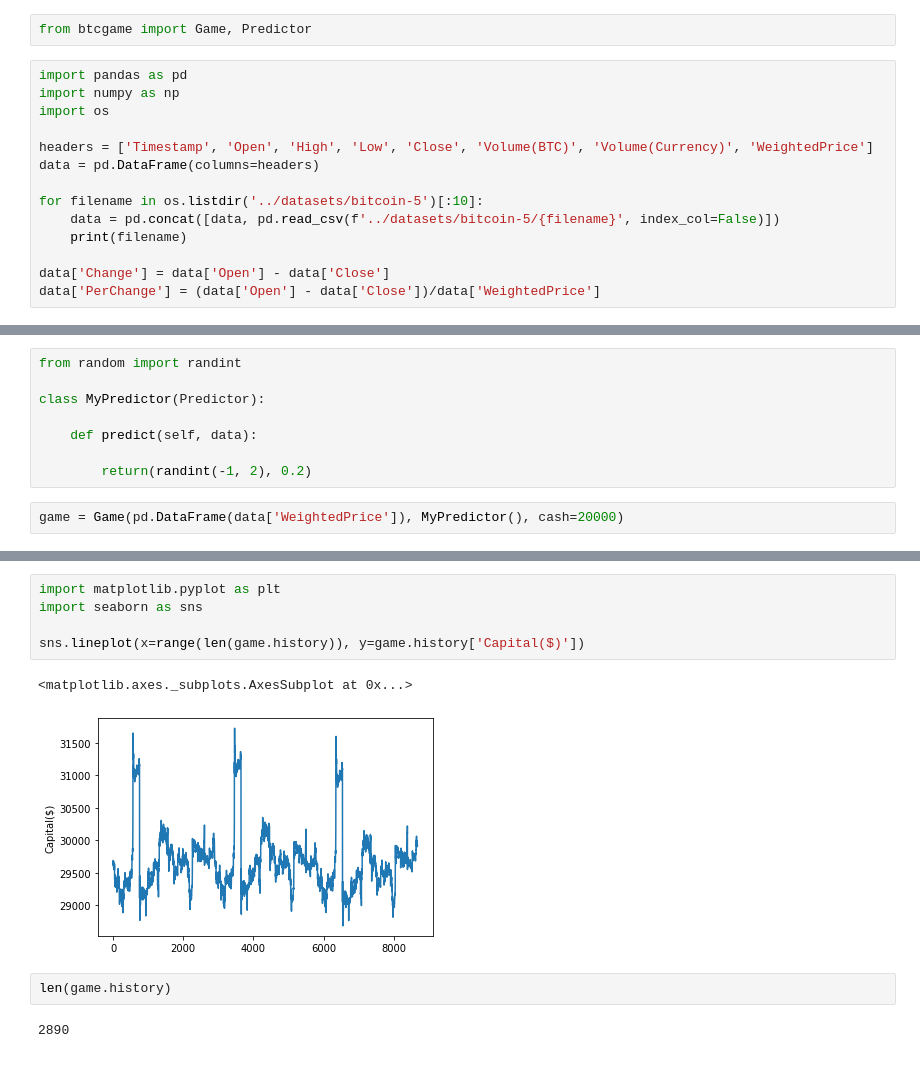
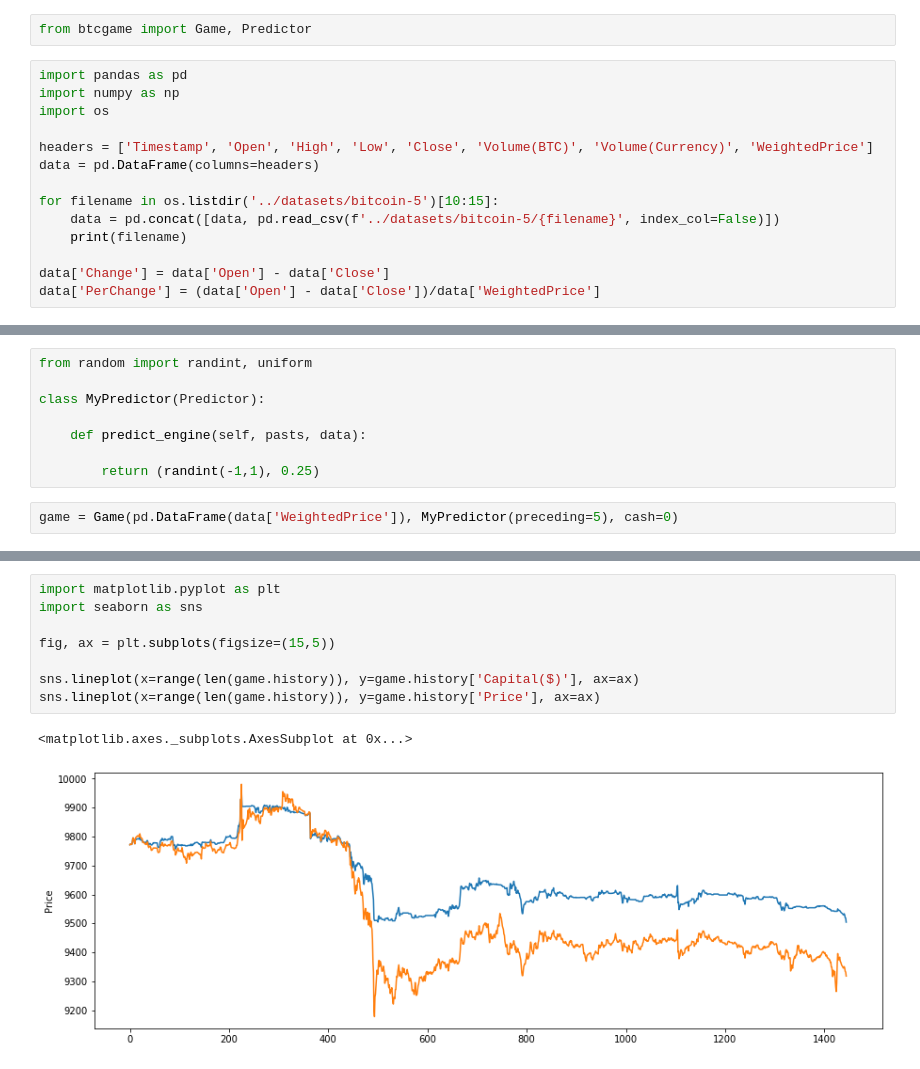
Before and after one commit to nathanielCherian/palantir, a Jupyter notebook: game/Untitled.ipynb, the cells around one changed output, grey strips where cells are left out. Drawn from its saved outputs; the diff is of its cells as text.

Commit message:
first predictions

```diff
--- a/game/Untitled.ipynb
+++ b/game/Untitled.ipynb
@@ -8,7 +8,7 @@ import os
 headers = ['Timestamp', 'Open', 'High', 'Low', 'Close', 'Volume(BTC)', 'Volume(Currency)', 'WeightedPrice']
 data = pd.DataFrame(columns=headers)
 
-for filename in os.listdir('../datasets/bitcoin-5')[:10]:
+for filename in os.listdir('../datasets/bitcoin-5')[10:15]:
     data = pd.concat([data, pd.read_csv(f'../datasets/bitcoin-5/{filename}', index_col=False)])
     print(filename)
 
@@ -28,13 +23,13 @@ data['PerChange'] = (data['Open'] - data['Close'])/data['WeightedPrice']
 # %%
-from random import randint
+from random import randint, uniform
 
 class MyPredictor(Predictor):
 
-    def predict(self, data):
+    def predict_engine(self, pasts, data):
 
-        return(randint(-1, 2), 0.2)
+        return (randint(-1,1), 0.25)
 # %%
-game = Game(pd.DataFrame(data['WeightedPrice']), MyPredictor(), cash=20000)
+game = Game(pd.DataFrame(data['WeightedPrice']), MyPredictor(preceding=5), cash=0)
 # %%
 game.play()
 # %% [output]
@@ -54,12 +49,11 @@ game.play()
 # %%
 import matplotlib.pyplot as plt
 import seaborn as sns
 
-sns.lineplot(x=range(len(game.history)), y=game.history['Capital($)'])
+fig, ax = plt.subplots(figsize=(15,5))
+
+sns.lineplot(x=range(len(game.history)), y=game.history['Capital($)'], ax=ax)
+sns.lineplot(x=range(len(game.history)), y=game.history['Price'], ax=ax)
 # %% [output]
 <matplotlib.axes._subplots.AxesSubplot at 0x...>
-[figure, old version]
+[figure, new version]
-# %%
-len(game.history)
-# %% [output]
-2890
```
Also changed, not shown: parts of 3 cells of this notebook, 3 other files.
